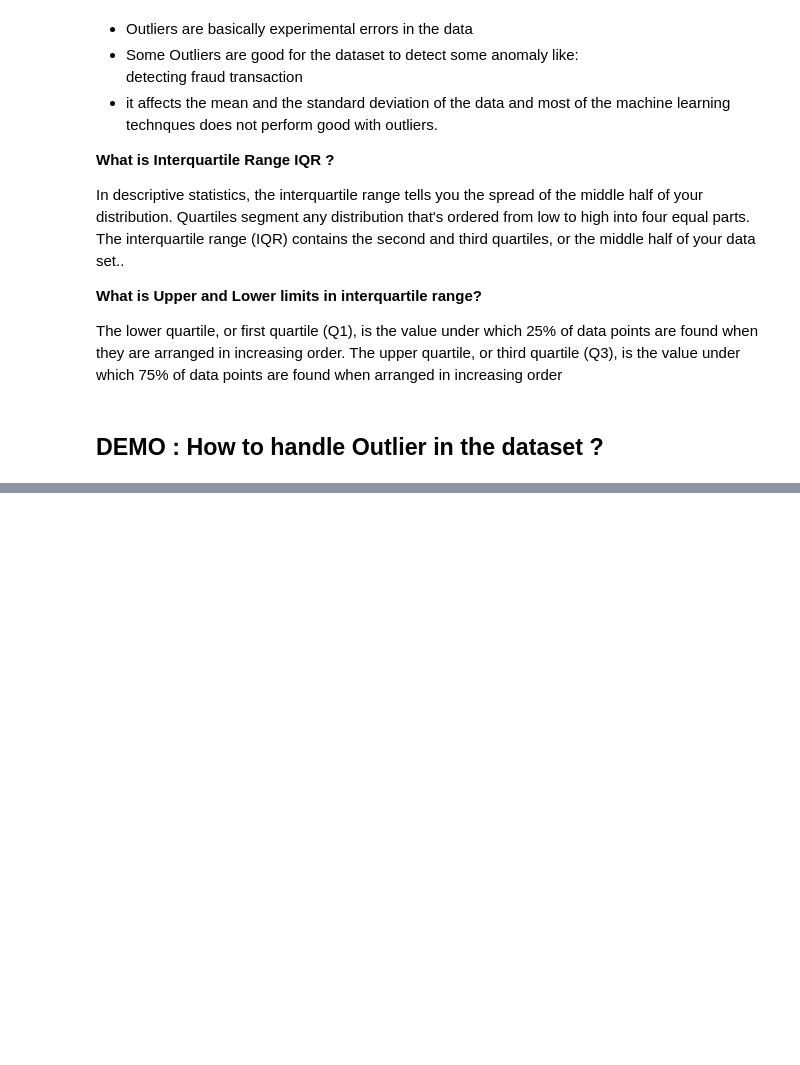
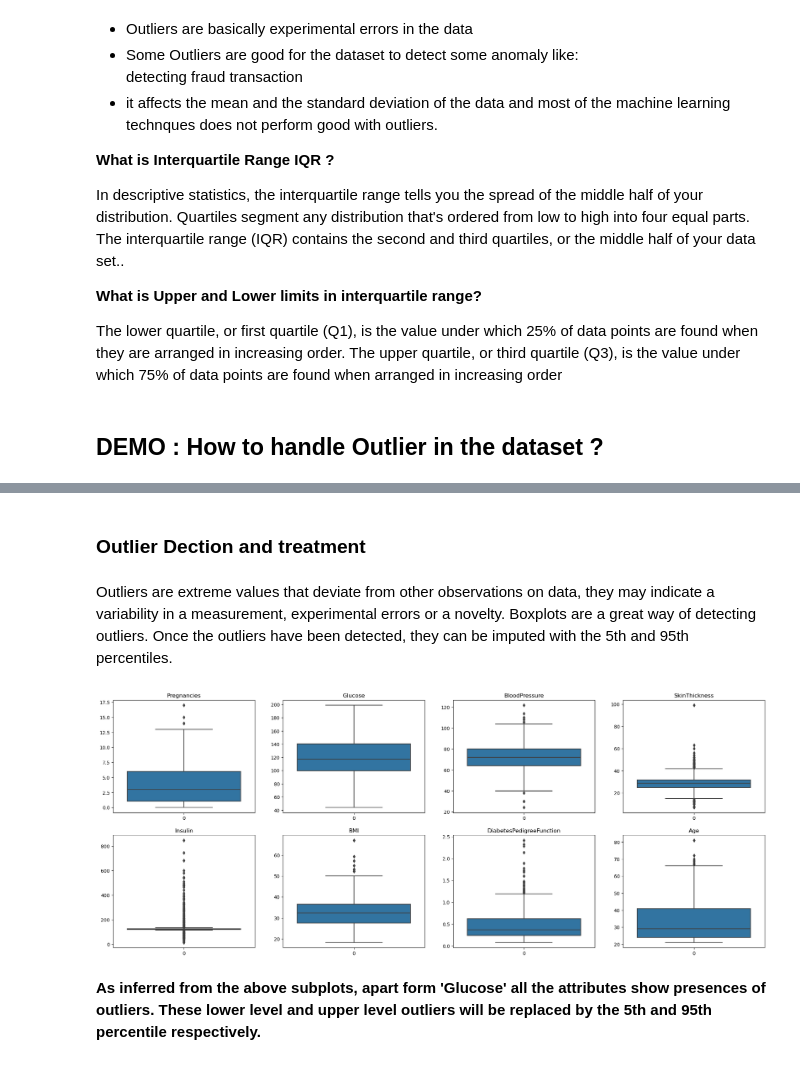
Before and after one commit to deAlgorithm/Data_Mining, a Jupyter notebook: Notebooks/Exploratory Data Analytics.ipynb, the cells around one changed output, grey strips where cells are left out. Drawn from its saved outputs; the diff is of its cells as text; code cells hidden in the pictures; blank space fills up the shorter version.

```diff
--- a/Notebooks/Exploratory Data Analytics.ipynb
+++ b/Notebooks/Exploratory Data Analytics.ipynb
@@ -75,0 +291,6 @@ and presentation of masses of numerical data.</li>
+# %%
+data['SkinThickness'] = data['SkinThickness'].replace(0,np.nan)
+# %%
+data['Insulin'] = data['Insulin'].replace(0,np.nan)
+# %%
+data['BMI'] = data['BMI'].replace(0,np.nan)
@@ -75,0 +356,3 @@ and presentation of masses of numerical data.</li>
+# %%
+# Imputing missing values with their respective columns median
+data.fillna(data.median(), inplace=True)
@@ -75,0 +382,47 @@ and presentation of masses of numerical data.</li>
+# %% [markdown]
+<h3>Outlier Dection and treatment</h3>
+# %% [markdown]
+Outliers are extreme values that deviate from other observations on data, they may indicate a variability in a measurement, experimental errors or a novelty.
+Boxplots are a great way of detecting outliers. Once the outliers have been detected, they can be imputed with the 5th and 95th percentiles.
+# %%
+# Outlier detection using boxplots
+
+plt.figure(figsize=(25,20))
+
+plt.subplot(4,4,1)
+sns.boxplot(data['Pregnancies'])
+plt.title('Pregnancies')
+
+plt.subplot(4,4,2)
+sns.boxplot(data['Glucose'])
+plt.title('Glucose')
+
+plt.subplot(4,4,3)
+sns.boxplot(data['BloodPressure'])
+plt.title('BloodPressure')
+
+plt.subplot(4,4,4)
+sns.boxplot(data['SkinThickness'])
+plt.title('SkinThickness')
+
+plt.subplot(4,4,5)
+sns.boxplot(data['Insulin'])
+plt.title('Insulin')
+
+plt.subplot(4,4,6)
+sns.boxplot(data['BMI'])
+plt.title('BMI')
+
+plt.subplot(4,4,7)
+sns.boxplot(data['DiabetesPedigreeFunction'])
+plt.title('DiabetesPedigreeFunction')
+
+plt.subplot(4,4,8)
+sns.boxplot(data['Age'])
+plt.title('Age')
+
+plt.show()
+# %% [output]
+[figure, added]
+# %% [markdown]
+<b>As inferred from the above subplots, apart form 'Glucose' all the attributes show presences of outliers. These lower level and upper level outliers will be replaced by the 5th and 95th percentile respectively.</b>
```
Also changed, not shown: parts of 59 cells of this notebook, 1 other file.
